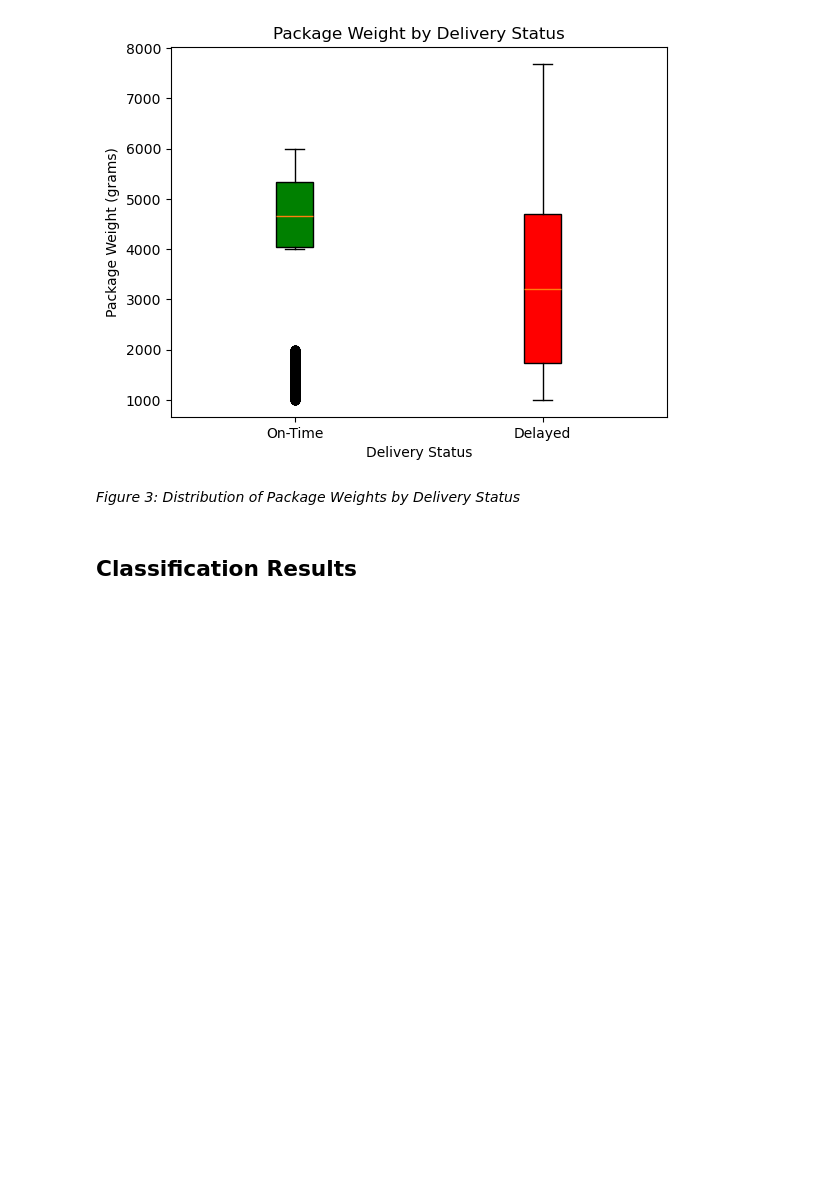
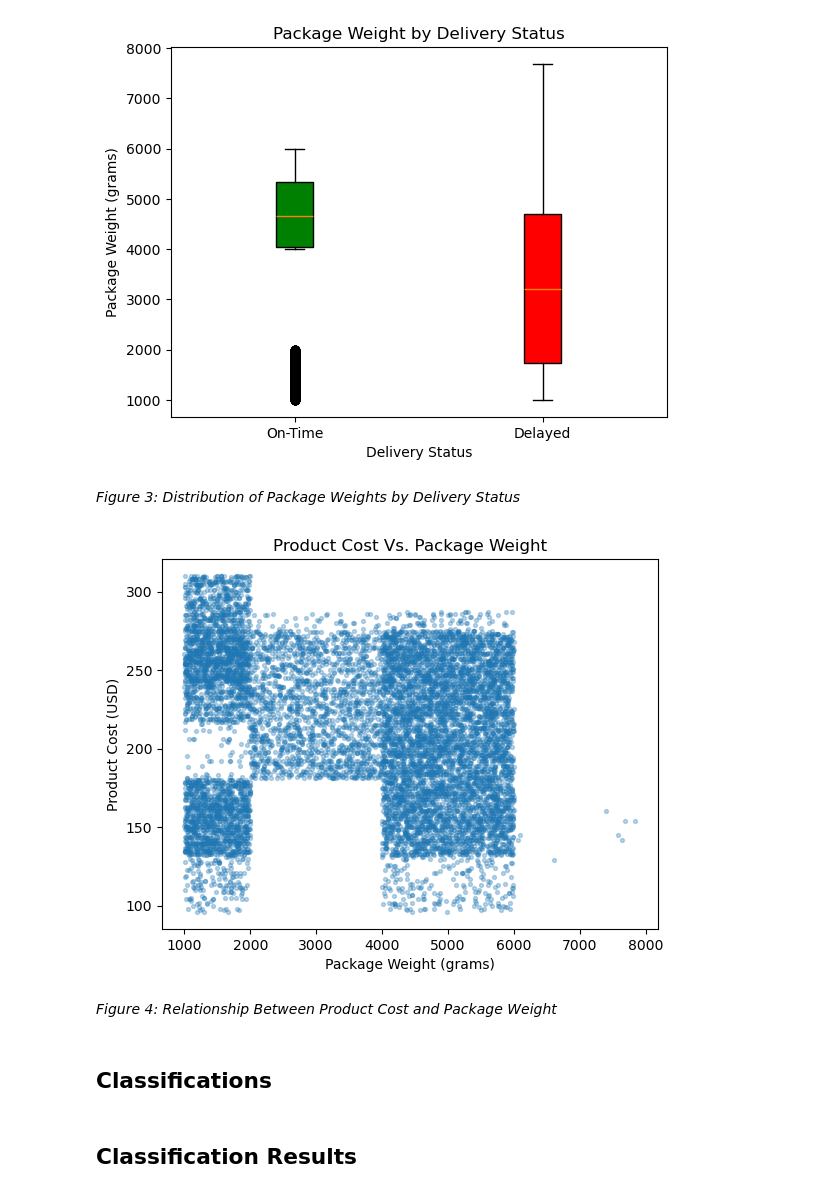
Before and after one commit to LogClev/cpsc322-ecommerce-shipping-project, a Jupyter notebook: technical_report.ipynb, the cells around one changed output. Drawn from its saved outputs; the diff is of its cells as text; code cells hidden in the pictures; blank space fills up the shorter version.

Commit message:
Added scatterplot

```diff
--- a/technical_report.ipynb
+++ b/technical_report.ipynb
@@ -281,6 +281,23 @@ plt.show()
 [figure]
 # %% [markdown]
 *Figure 3: Distribution of Package Weights by Delivery Status*
+# %%
+# Scatterplot (product cost vs. package weight)
+product_cost = ecommerce_table.get_column("Cost_of_the_Product")
+package_weight = ecommerce_table.get_column("Weight_in_gms")
+
+plt.figure()
+plt.scatter(package_weight, product_cost, s=8, alpha=0.3)
+plt.title("Product Cost Vs. Package Weight")
+plt.xlabel("Package Weight (grams)")
+plt.ylabel("Product Cost (USD)")
+plt.show()
+# %% [output]
+[figure, added]
+# %% [markdown]
+*Figure 4: Relationship Between Product Cost and Package Weight*
+# %% [markdown]
+## **Classifications**
 # %% [markdown]
 ## **Classification Results**
 # %% [markdown]
```
